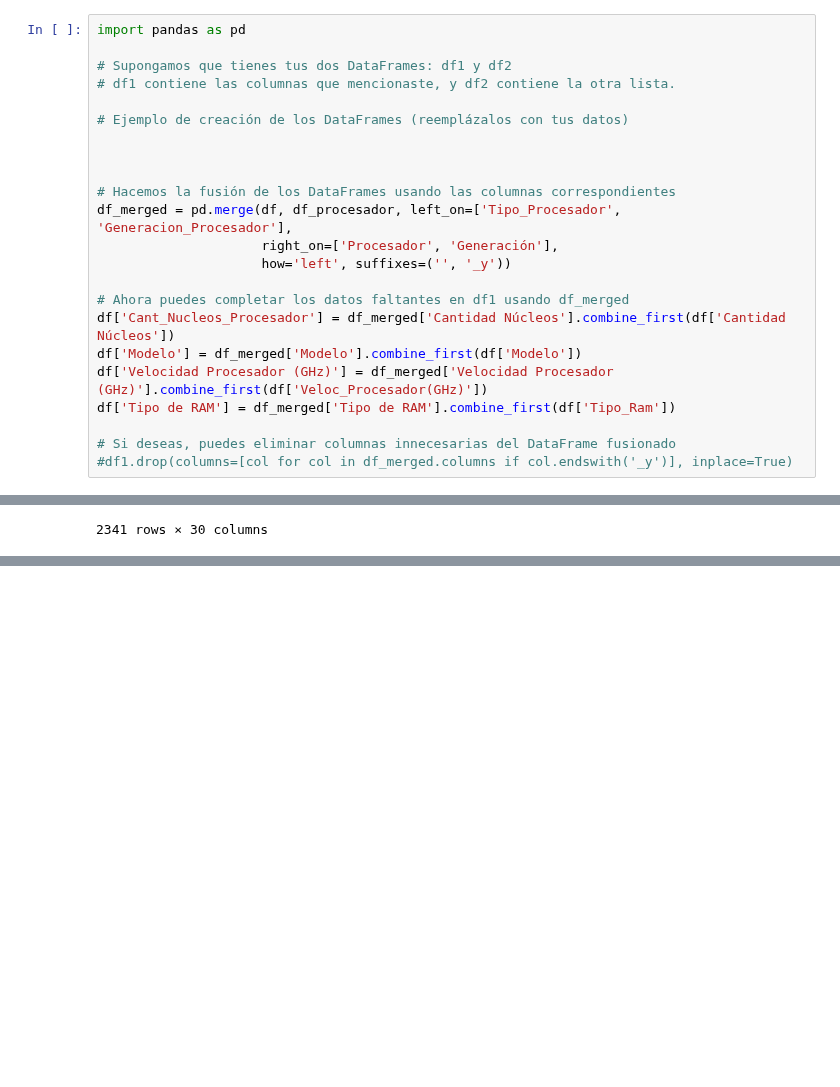
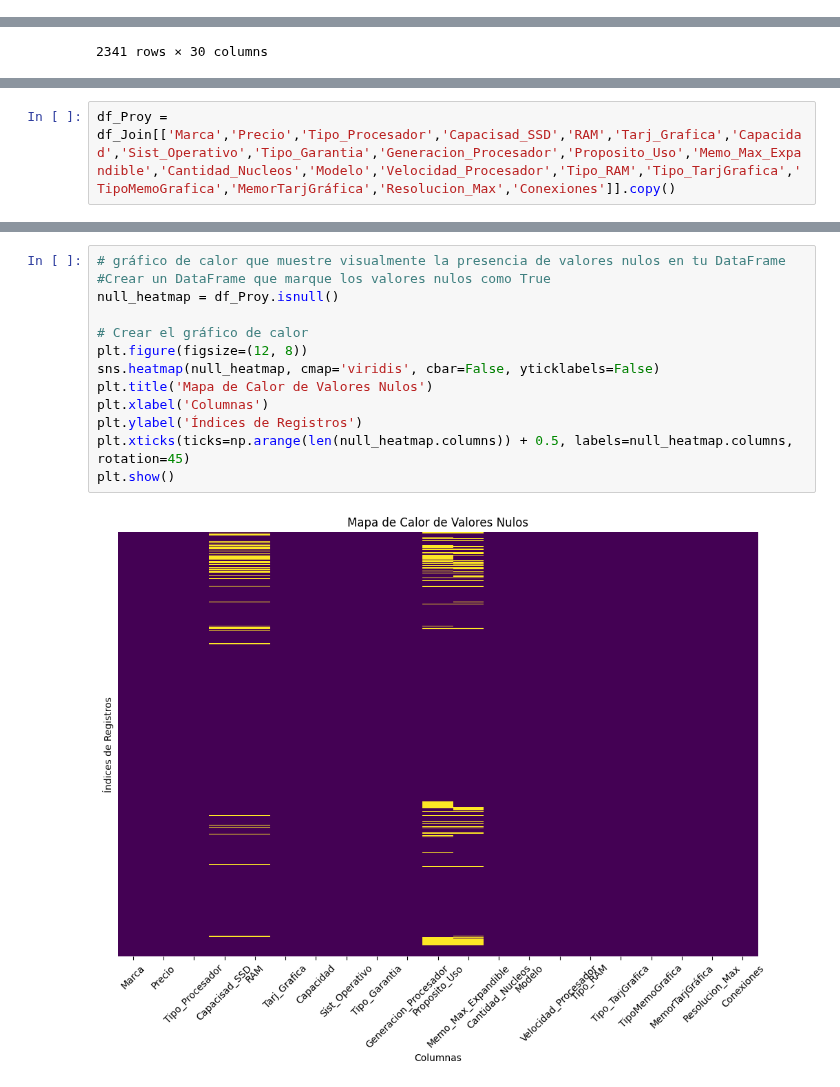
Before and after one commit to Jorge-Alvarez-23/Data-Science-II_Coder, a Jupyter notebook: PROYECTO.ipynb, the cells around one changed output, grey strips where cells are left out. Drawn from its saved outputs; the diff is of its cells as text; blank space fills up the shorter version.

```diff
--- a/PROYECTO.ipynb
+++ b/PROYECTO.ipynb
@@ -519,26 +519,3 @@ df_procesador.columns.tolist()
  'Velocidad_Procesador',
  'Generacion_Procesador',
  'Tipo_RAM']
-# %%
-import pandas as pd
-
-# Supongamos que tienes tus dos DataFrames: df1 y df2
-# df1 contiene las columnas que mencionaste, y df2 contiene la otra lista.
-
-# Ejemplo de creación de los DataFrames (reemplázalos con tus datos)
-
-
-
-# Hacemos la fusión de los DataFrames usando las columnas correspondientes
-df_merged = pd.merge(df, df_procesador, left_on=['Tipo_Procesador', 'Generacion_Procesador'],
-                     right_on=['Procesador', 'Generación'],
-                     how='left', suffixes=('', '_y'))
-
-# Ahora puedes completar los datos faltantes en df1 usando df_merged
-df['Cant_Nucleos_Procesador'] = df_merged['Cantidad Núcleos'].combine_first(df['Cantidad Núcleos'])
-df['Modelo'] = df_merged['Modelo'].combine_first(df['Modelo'])
-df['Velocidad Procesador (GHz)'] = df_merged['Velocidad Procesador (GHz)'].combine_first(df['Veloc_Procesador(GHz)'])
-df['Tipo de RAM'] = df_merged['Tipo de RAM'].combine_first(df['Tipo_Ram'])
-
-# Si deseas, puedes eliminar columnas innecesarias del DataFrame fusionado
-#df1.drop(columns=[col for col in df_merged.columns if col.endswith('_y')], inplace=True)
@@ -644,0 +638,2 @@ df_Join
+# %%
+df_Proy = df_Join[['Marca','Precio','Tipo_Procesador','Capacisad_SSD','RAM','Tarj_Grafica','Capacidad','Sist_Operativo','Tipo_Garantia','Generacion_Procesador','Proposito_Uso','Memo_Max_Expandible','Cantidad_Nucleos','Modelo','Velocidad_Procesador','Tipo_RAM','Tipo_TarjGrafica','TipoMemoGrafica','MemorTarjGráfica','Resolucion_Max','Conexiones']].copy()
@@ -644,0 +656,15 @@ df_Join
+# %%
+# gráfico de calor que muestre visualmente la presencia de valores nulos en tu DataFrame
+#Crear un DataFrame que marque los valores nulos como True
+null_heatmap = df_Proy.isnull()
+
+# Crear el gráfico de calor
+plt.figure(figsize=(12, 8))
+sns.heatmap(null_heatmap, cmap='viridis', cbar=False, yticklabels=False)
+plt.title('Mapa de Calor de Valores Nulos')
+plt.xlabel('Columnas')
+plt.ylabel('Índices de Registros')
+plt.xticks(ticks=np.arange(len(null_heatmap.columns)) + 0.5, labels=null_heatmap.columns, rotation=45)
+plt.show()
+# %% [output]
+[figure, added]
```
Also changed, not shown: parts of 4 cells of this notebook.
